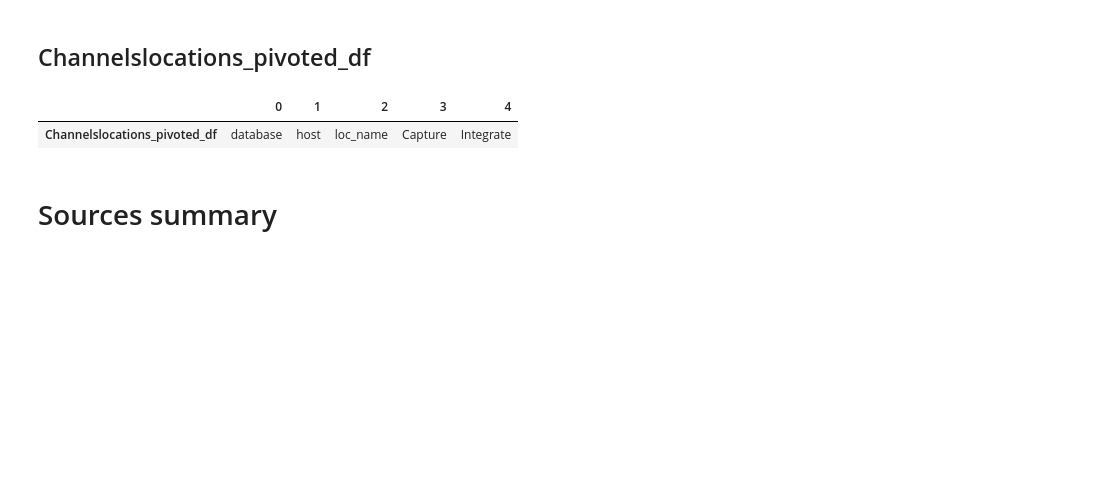
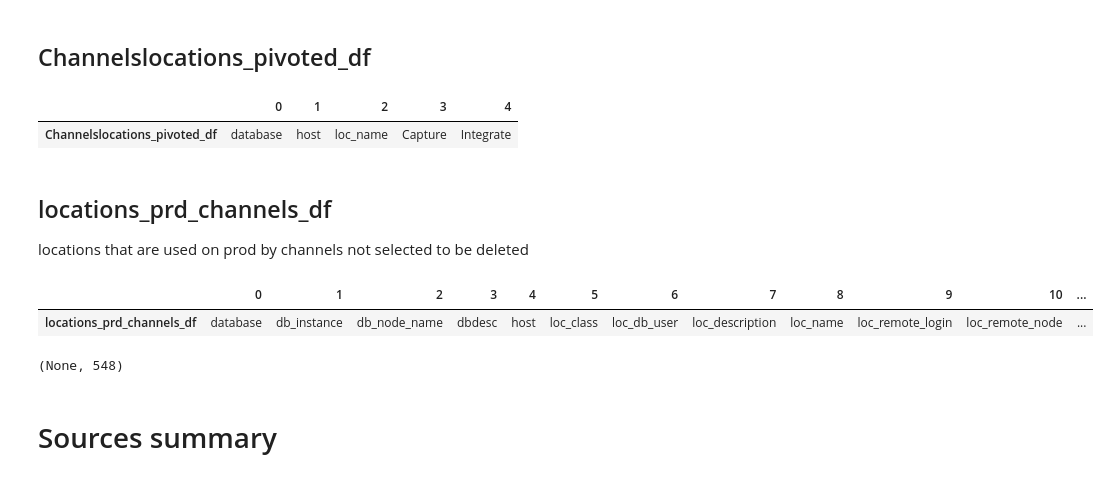
Before and after one commit to bartoszski/haskell, a Jupyter notebook: vitality/PY_LocationAnalysis.ipynb, the cells around one changed output. Saved outputs shown, nothing was run; the diff lists cells and outputs as text; code cells hidden in the pictures; blank space fills up the shorter version.

```diff
--- a/vitality/PY_LocationAnalysis.ipynb
+++ b/vitality/PY_LocationAnalysis.ipynb
@@ -109,6 +142,16 @@ getcols(Channelslocations_pivoted_df)
 # %% [output]
 |  | 0 | 1 | 2 | 3 | 4 |
 | Channelslocations_pivoted_df | database | host | loc_name | Capture | Integrate |
+# %% [markdown]
+## locations_prd_channels_df
+locations that are used on prod by channels not selected to be deleted
+# %%
+locations_prd_channels_df=pd.merge(locations_prd_df,Channelslocations_pivoted_prd_df  , on=['database','host','loc_name'], how='inner')
+getcols(locations_prd_channels_df), len(locations_prd_channels_df)
+# %% [output]
+|  | 0 | 1 | 2 | 3 | 4 | 5 | 6 | 7 | 8 | 9 | 10 | ... |
+| locations_prd_channels_df | database | db_instance | db_node_name | dbdesc | host | loc_class | loc_db_user | loc_description | loc_name | loc_remote_login | loc_remote_node | ... |
+(None, 548)
 # %% [markdown]
 # Sources summary
 # %%
```
Also changed, not shown: parts of 28 cells of this notebook.
